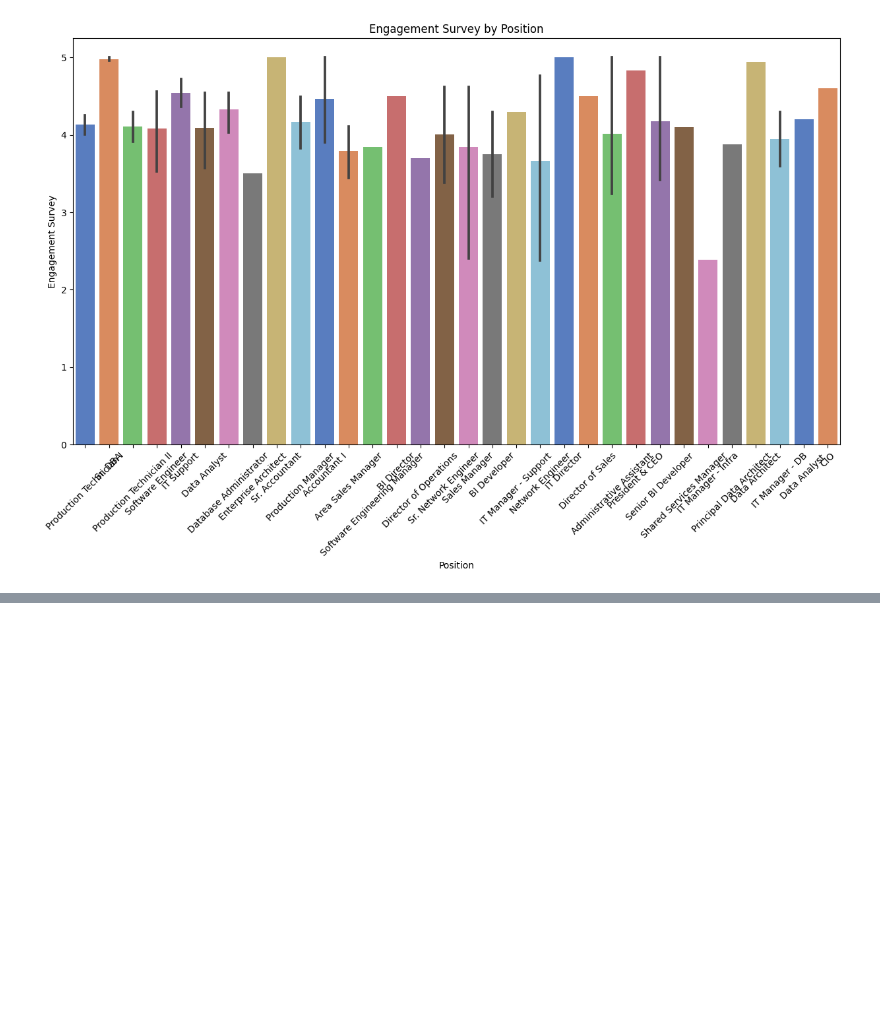
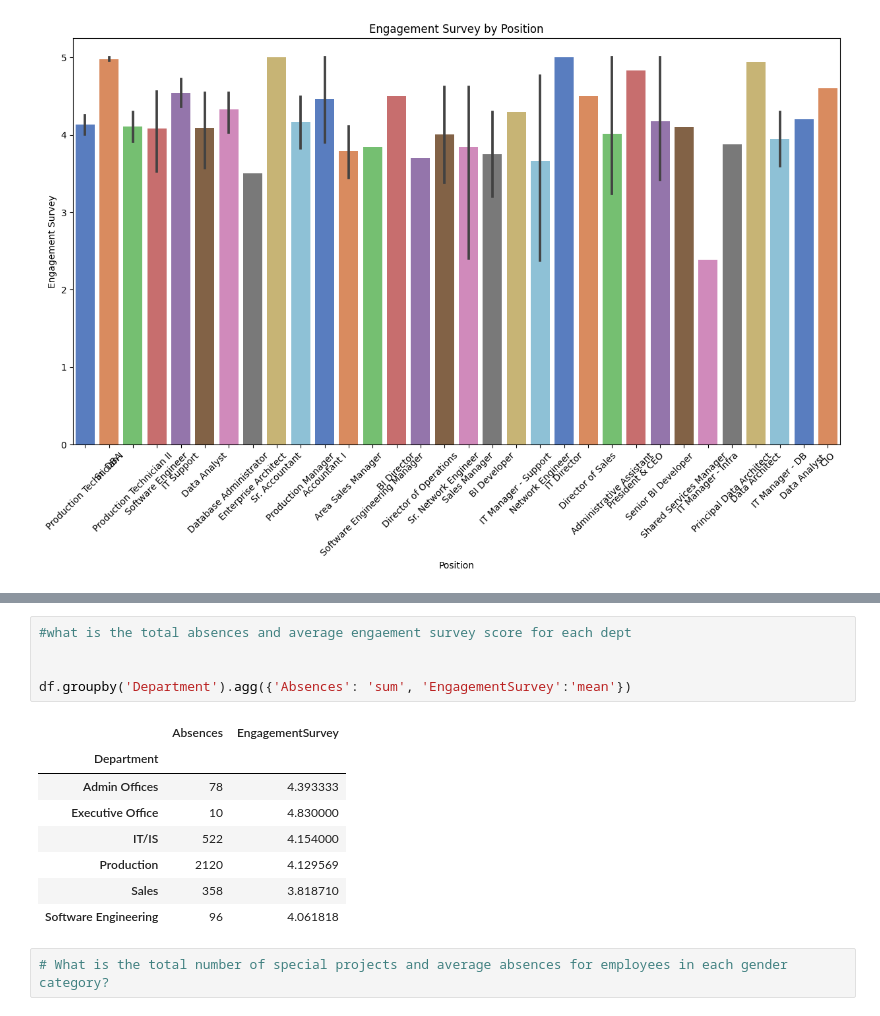
Before and after one commit to azaz9026/EDA, a Jupyter notebook: HR Dataset/EDA_on_HRDataset.ipynb, the cells around one changed output, grey strips where cells are left out. Saved outputs shown, nothing was run; the diff lists cells and outputs as text; blank space fills up the shorter version.

```diff
--- a/HR Dataset/EDA_on_HRDataset.ipynb
+++ b/HR Dataset/EDA_on_HRDataset.ipynb
@@ -680,0 +804,16 @@ plt.show()
+# %%
+#what is the total absences and average engaement survey score for each dept
+
+
+df.groupby('Department').agg({'Absences': 'sum', 'EngagementSurvey':'mean'})
+# %% [output]
+|  | Absences | EngagementSurvey |
+| Department |  |  |
+| Admin Offices | 78 | 4.393333 |
+| Executive Office | 10 | 4.830000 |
+| IT/IS | 522 | 4.154000 |
+| Production | 2120 | 4.129569 |
+| Sales | 358 | 3.818710 |
+| Software Engineering | 96 | 4.061818 |
+# %%
+# What is the total number of special projects and average absences for employees in each gender category?
```
Also changed, not shown: parts of 13 cells of this notebook.
